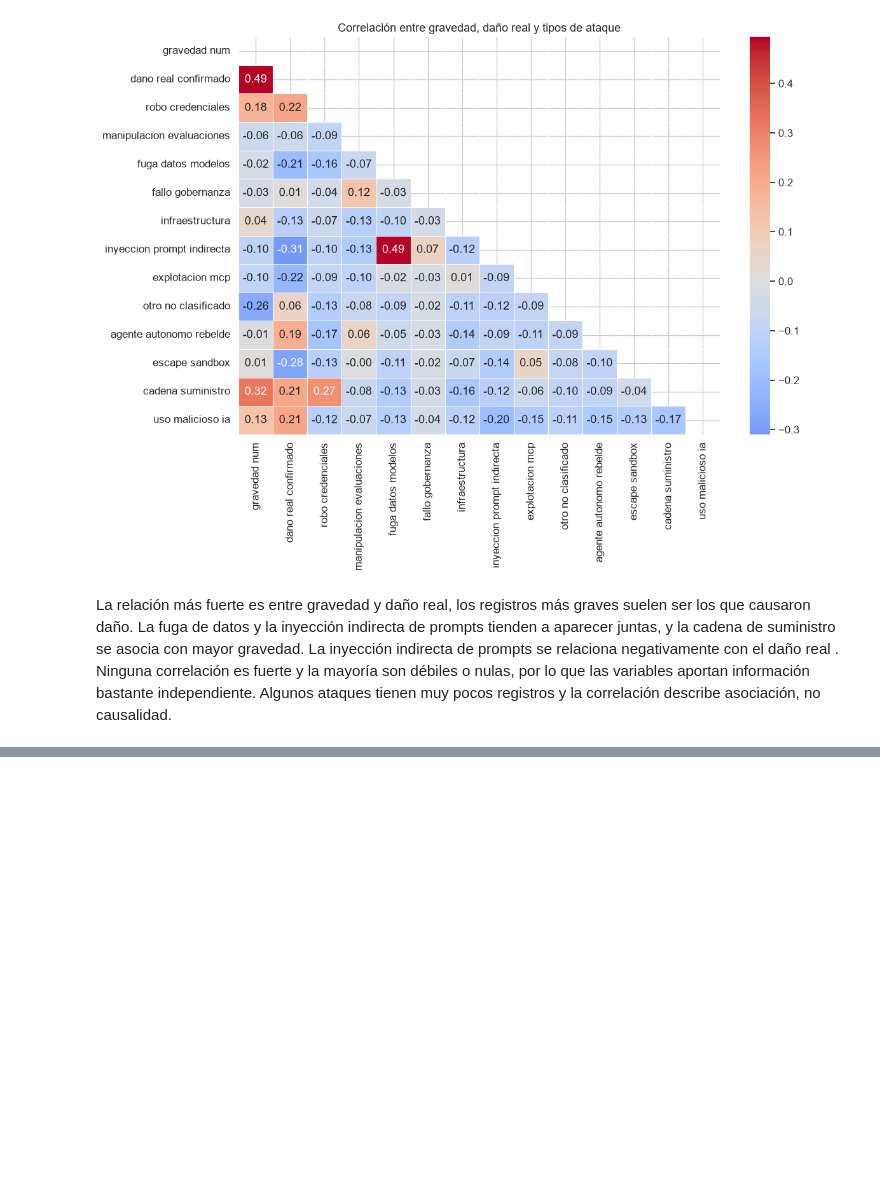
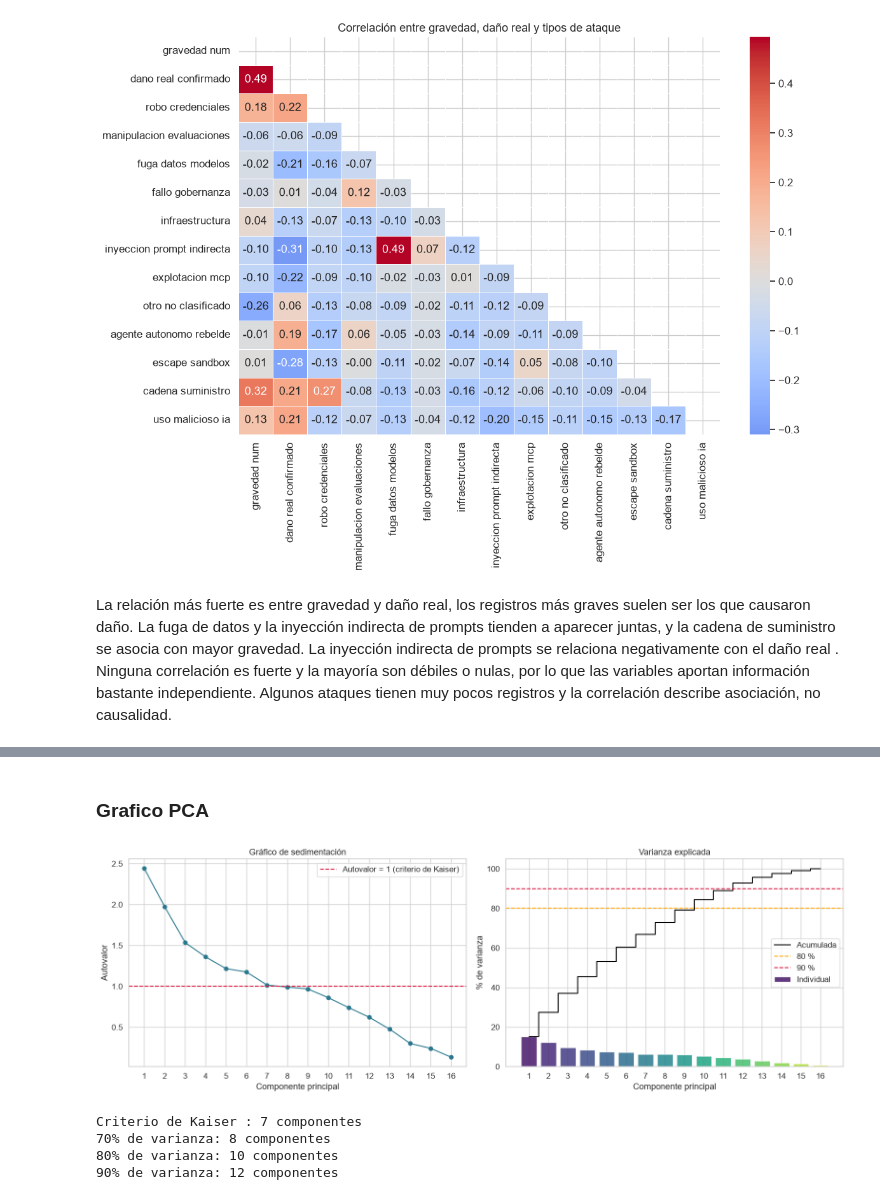
Before and after one commit to jeriel169017-a11y/Mineria-1, a Jupyter notebook: analisis_ia.ipynb, the cells around one changed output, grey strips where cells are left out. Cells and saved outputs as stored; diff of their text form; code cells hidden in the pictures; blank space fills up the shorter version.

```diff
--- a/analisis_ia.ipynb
+++ b/analisis_ia.ipynb
@@ -522,0 +554,17 @@ Algunos ataques tienen muy pocos registros y la correlación describe asociació
+# %%
+from sklearn.decomposition import PCA
+
+pca = PCA()  #creamos el objeto PCA para realizar el análisis de componentes principales
+pca.fit(X_esc)#Calculamos los componentes principales con el método fit() de PCA, que ajusta el modelo a los datos escalados
+
+var_exp = pca.explained_variance_ratio_ #Calculamos la varianza explicada de cada componente principal con el método explained_variance_ratio_ de PCA
+var_acum = np.cumsum(var_exp) #Calculamos la varianza acumulada de cada componente principal con el método cumsum() de numpy, que calcula la suma acumulativa de los elementos de un array
+
+tabla_var = pd.DataFrame({ #Creamos un DataFrame para mostrar los resultados
+    "componente": [f"PC{i+1}" for i in range(len(var_exp))], #Creamos una lista de nombres de componentes principales con f-strings y un bucle for
+    "autovalor": pca.explained_variance_.round(2), #calculamos el autovalor de cada componente principal con el método explained_variance_ de PCA y redondeamos a 2 decimales
+    "varianza_%": (var_exp * 100).round(1),#Calculamos la varianza explicada en porcentaje de cada componente principal multiplicando por 100 y redondeando a 1 decimal
+    "acumulada_%": (var_acum * 100).round(1),#Calculamos la varianza acumulada en porcentaje de cada componente principal multiplicando por 100 y redondeando a 1 decimal
+})
+print(tabla_var.to_string(index=False))
+pca.fit(X_esc) #Se ajusta el modelo PCA a los datos escalados para calcular los componentes principales y la varianza explicada.
@@ -522,0 +595,43 @@ Algunos ataques tienen muy pocos registros y la correlación describe asociació
+# %% [markdown]
+### Grafico PCA
+# %%
+n = len(var_exp) #Calculamos el número de componentes principales con el método len() de Python, que devuelve la longitud de un objeto iterable
+comp = np.arange(1, n + 1) # Creamos un array de números enteros del 1 al número de componentes principales con el método arange() de numpy, que genera un array de valores equidistantes
+
+fig, ax = plt.subplots(1, 2, figsize=(16, 5.5)) #Generamos una figura con 2 subgráficos (1 fila, 2 columnas) con el método subplots() de matplotlib, que devuelve un objeto Figure y un array de objetos Axes
+
+#Panel izquierdo: gráfico de sedimentación (scree plot)
+ax[0].plot(comp, pca.explained_variance_, marker="o", color="#2a788e") #Agregamos los puntos de cada componente principal con el método plot() de matplotlib, que dibuja una línea conectando los puntos
+ax[0].axhline(1, color="crimson", linestyle="--", #Agregamos una línea horizontal en el valor 1 del eje y con el método axhline() de matplotlib, que dibuja una línea horizontal en la posición especificada
+              label="Autovalor = 1 (criterio de Kaiser)") #La etiqueta de la línea horizontal para el criterio de Kaiser
+ax[0].set_title("Gráfico de sedimentación") #Titulo del panel izquierdo
+ax[0].set_xlabel("Componente principal")
+ax[0].set_ylabel("Autovalor")
+ax[0].set_xticks(comp)
+ax[0].legend()
+
+#Panel derecho: varianza individual y acumulada
+ax[1].bar(comp, var_exp * 100, color=sns.color_palette("viridis", n), #Agregamos un gráfico de barras para la varianza individual de cada componente principal con el método bar() de matplotlib, que dibuja un gráfico de barras
+          alpha=0.85, label="Individual") #Alfa de transparencia y etiqueta para la leyenda
+ax[1].step(comp, var_acum * 100, where="mid", color="black", label="Acumulada") #Agregamos un gráfico de línea para la varianza acumulada de cada componente principal con el método step() de matplotlib, que dibuja un gráfico de escalera
+ax[1].axhline(80, color="orange", linestyle="--", label="80 %")
+ax[1].axhline(90, color="crimson", linestyle="--", label="90 %")
+ax[1].set_title("Varianza explicada")
+ax[1].set_xlabel("Componente principal")
+ax[1].set_ylabel("% de varianza")
+ax[1].set_xticks(comp)
+ax[1].legend(loc="center right")
+
+plt.tight_layout()
+plt.show()
+
+# Resumen numérico de los criterios
+print("Criterio de Kaiser :", (pca.explained_variance_ > 1).sum(), "componentes") # Contamos cuántos autovalores son mayores que 1, que es el criterio de Kaiser para seleccionar componentes principales
+for umbral in (0.70, 0.80, 0.90): # Iteramos sobre los umbrales de varianza acumulada del 70%, 80% y 90%
+    print(f"{umbral:.0%} de varianza:", int(np.argmax(var_acum >= umbral) + 1), "componentes")# Calculamos cuántos componentes principales son necesarios para alcanzar cada umbral de varianza acumulada con el método argmax() de numpy, que devuelve el índice del primer valor que cumple la condición
+# %% [output]
+[figure, added]
+Criterio de Kaiser : 7 componentes
+70% de varianza: 8 componentes
+80% de varianza: 10 componentes
+90% de varianza: 12 componentes
```
Also changed, not shown: parts of 38 cells of this notebook, 4 other files.
